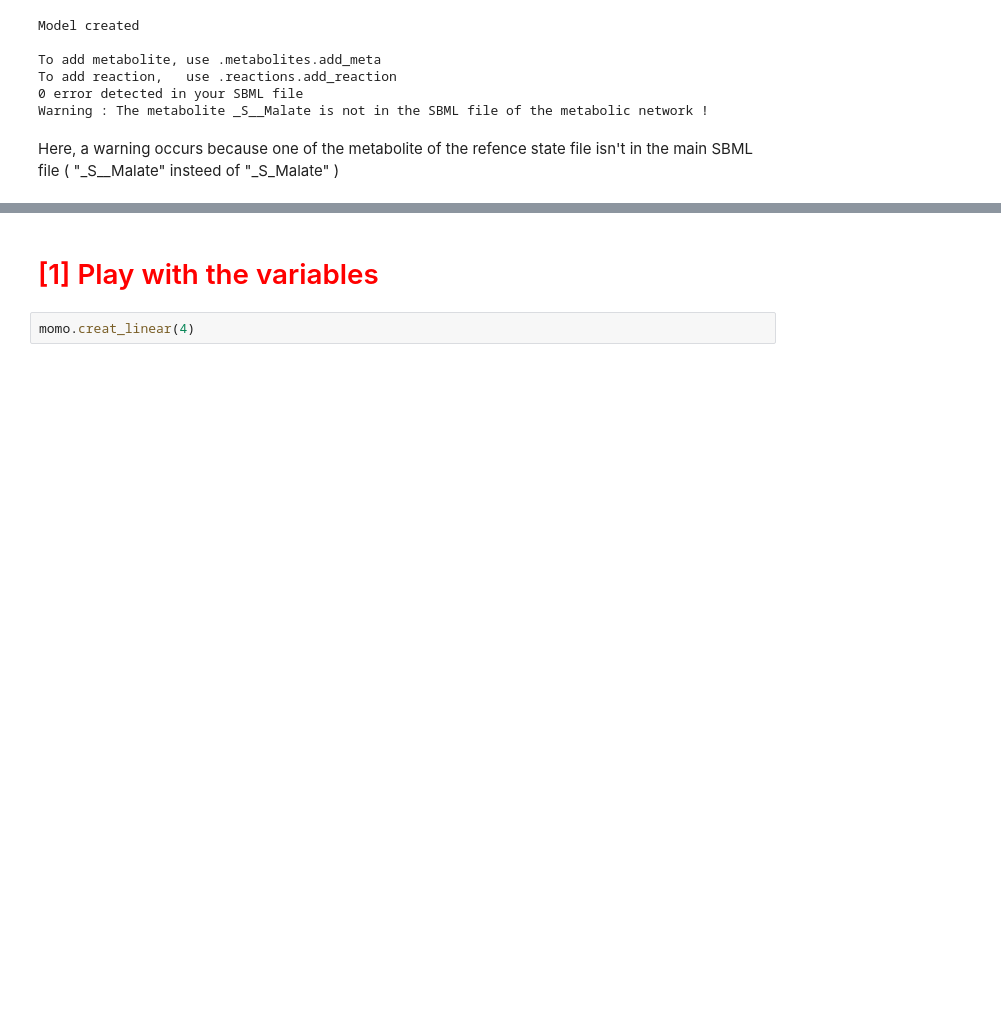
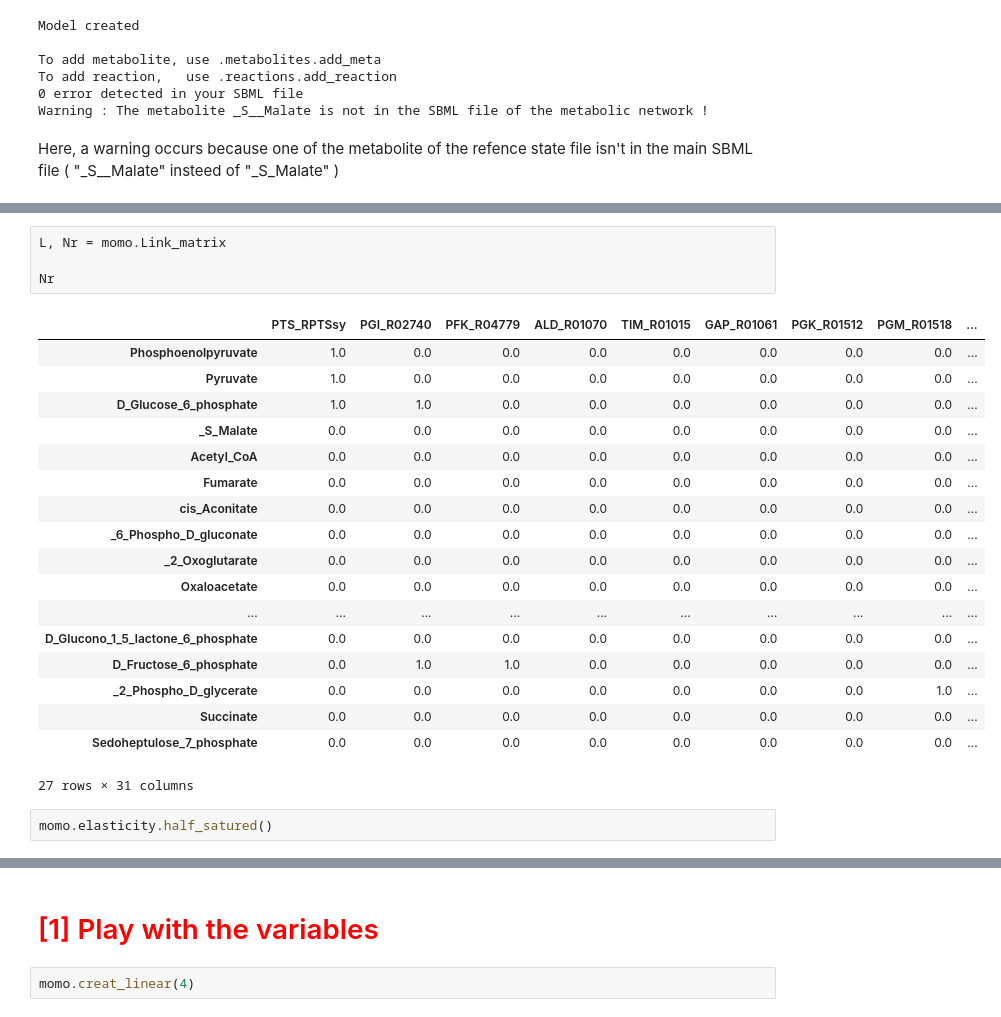
Before and after one commit to tuturax/BadAss, a Jupyter notebook: test_class.ipynb, the cells around one changed output, grey strips where cells are left out. Drawn from its saved outputs; the diff is of its cells as text; blank space fills up the shorter version.

Commit message:
Retour de la link matrice correct

```diff
--- a/test_class.ipynb
+++ b/test_class.ipynb
@@ -190,0 +176,25 @@ momo.Stoichio_matrix
+# %%
+L, Nr = momo.Link_matrix
+
+Nr
+# %% [output]
+|  | PTS_RPTSsy | PGI_R02740 | PFK_R04779 | ALD_R01070 | TIM_R01015 | GAP_R01061 | PGK_R01512 | PGM_R01518 | ... |
+| Phosphoenolpyruvate | 1.0 | 0.0 | 0.0 | 0.0 | 0.0 | 0.0 | 0.0 | 0.0 | ... |
+| Pyruvate | 1.0 | 0.0 | 0.0 | 0.0 | 0.0 | 0.0 | 0.0 | 0.0 | ... |
+| D_Glucose_6_phosphate | 1.0 | 1.0 | 0.0 | 0.0 | 0.0 | 0.0 | 0.0 | 0.0 | ... |
+| _S_Malate | 0.0 | 0.0 | 0.0 | 0.0 | 0.0 | 0.0 | 0.0 | 0.0 | ... |
+| Acetyl_CoA | 0.0 | 0.0 | 0.0 | 0.0 | 0.0 | 0.0 | 0.0 | 0.0 | ... |
+| Fumarate | 0.0 | 0.0 | 0.0 | 0.0 | 0.0 | 0.0 | 0.0 | 0.0 | ... |
+| cis_Aconitate | 0.0 | 0.0 | 0.0 | 0.0 | 0.0 | 0.0 | 0.0 | 0.0 | ... |
+| _6_Phospho_D_gluconate | 0.0 | 0.0 | 0.0 | 0.0 | 0.0 | 0.0 | 0.0 | 0.0 | ... |
+| _2_Oxoglutarate | 0.0 | 0.0 | 0.0 | 0.0 | 0.0 | 0.0 | 0.0 | 0.0 | ... |
+| Oxaloacetate | 0.0 | 0.0 | 0.0 | 0.0 | 0.0 | 0.0 | 0.0 | 0.0 | ... |
+| ... | ... | ... | ... | ... | ... | ... | ... | ... | ... |
+| D_Glucono_1_5_lactone_6_phosphate | 0.0 | 0.0 | 0.0 | 0.0 | 0.0 | 0.0 | 0.0 | 0.0 | ... |
+| D_Fructose_6_phosphate | 0.0 | 1.0 | 1.0 | 0.0 | 0.0 | 0.0 | 0.0 | 0.0 | ... |
+| _2_Phospho_D_glycerate | 0.0 | 0.0 | 0.0 | 0.0 | 0.0 | 0.0 | 0.0 | 1.0 | ... |
+| Succinate | 0.0 | 0.0 | 0.0 | 0.0 | 0.0 | 0.0 | 0.0 | 0.0 | ... |
+| Sedoheptulose_7_phosphate | 0.0 | 0.0 | 0.0 | 0.0 | 0.0 | 0.0 | 0.0 | 0.0 | ... |
+27 rows × 31 columns
+# %%
+momo.elasticity.half_satured()
```
Also changed, not shown: parts of 18 cells of this notebook, 4 other files.
